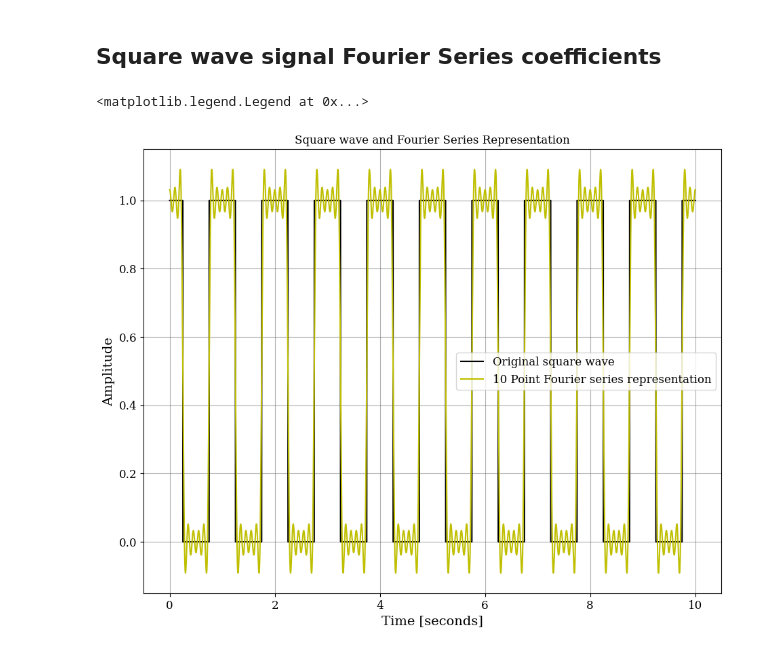
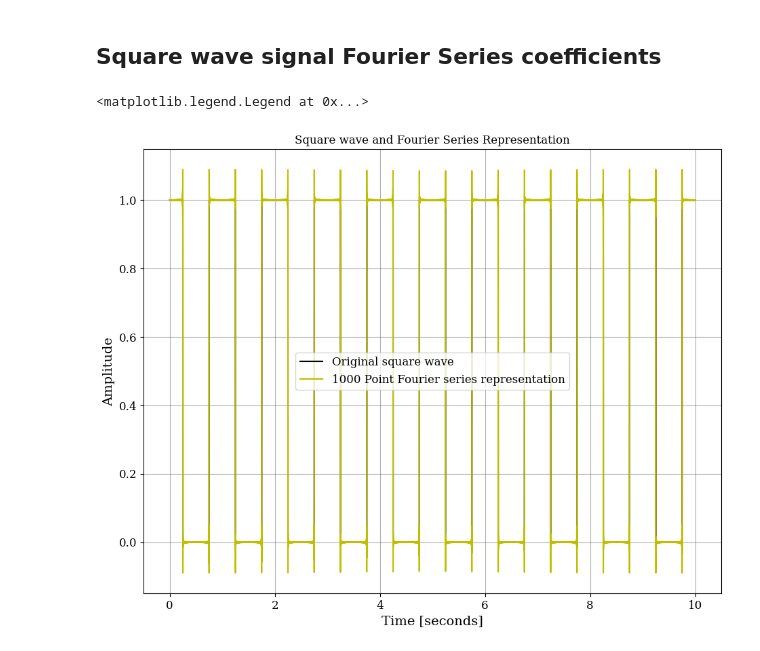
Before and after one commit to loganfoote/sagi, a Jupyter notebook: lessons/instrument_control/lesson4/sqr_wave_fourier_series.ipynb, the cells around one changed output. Cells and saved outputs as stored; diff of their text form; code cells hidden in the pictures.

```diff
--- a/lessons/instrument_control/lesson4/sqr_wave_fourier_series.ipynb
+++ b/lessons/instrument_control/lesson4/sqr_wave_fourier_series.ipynb
@@ -78,19 +78,19 @@ def get_fourier_representation(n, t):
 
     return sig
 # %%
-N = 10
+N = 1000
 fourier_series = get_fourier_representation(N, t)
 
 fig, ax = plt.subplots()
 ax.set(
     xlabel='Time [seconds]',
     ylabel='Amplitude',
     title='Square wave and Fourier Series Representation',
 )
 
 ax.plot(t, square, label='Original square wave')
 ax.plot(t, fourier_series, label='%i Point Fourier series representation' % N)
 ax.legend()
 # %% [output]
 <matplotlib.legend.Legend at 0x...>
-[figure, old version]
+[figure, new version]
```
Also changed, not shown: 2 other files.
